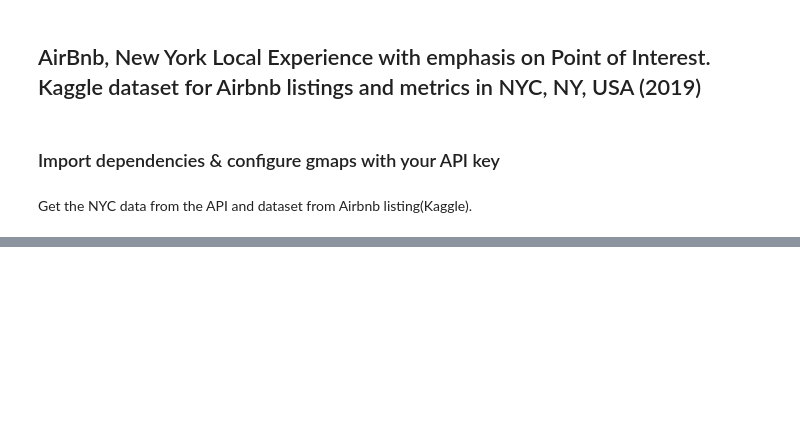
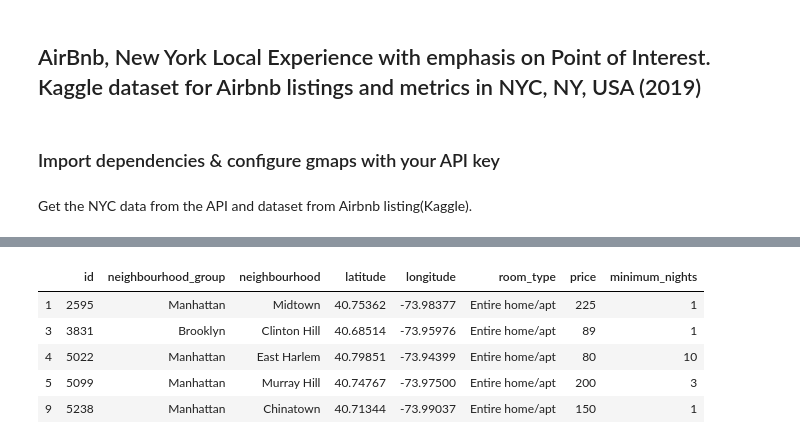
Before and after one commit to rubywyest/ProjectTwoRepo-Airbnb, a Jupyter notebook: Airbnb_NYC.ipynb, the cells around one changed output, grey strips where cells are left out. Saved outputs shown, nothing was run; the diff lists cells and outputs as text; code cells hidden in the pictures; blank space fills up the shorter version.

```diff
--- a/Airbnb_NYC.ipynb
+++ b/Airbnb_NYC.ipynb
@@ -39,0 +72,10 @@ airbnb_data.head(20)
+# %%
+house_room_type_df = room_type_df[room_type_df['room_type']=='Entire home/apt']
+house_room_type_df.head()
+# %% [output]
+|  | id | neighbourhood_group | neighbourhood | latitude | longitude | room_type | price | minimum_nights |
+| 1 | 2595 | Manhattan | Midtown | 40.75362 | -73.98377 | Entire home/apt | 225 | 1 |
+| 3 | 3831 | Brooklyn | Clinton Hill | 40.68514 | -73.95976 | Entire home/apt | 89 | 1 |
+| 4 | 5022 | Manhattan | East Harlem | 40.79851 | -73.94399 | Entire home/apt | 80 | 10 |
+| 5 | 5099 | Manhattan | Murray Hill | 40.74767 | -73.97500 | Entire home/apt | 200 | 3 |
+| 9 | 5238 | Manhattan | Chinatown | 40.71344 | -73.99037 | Entire home/apt | 150 | 1 |
```
Also changed, not shown: parts of 13 cells of this notebook, 3 other files.
